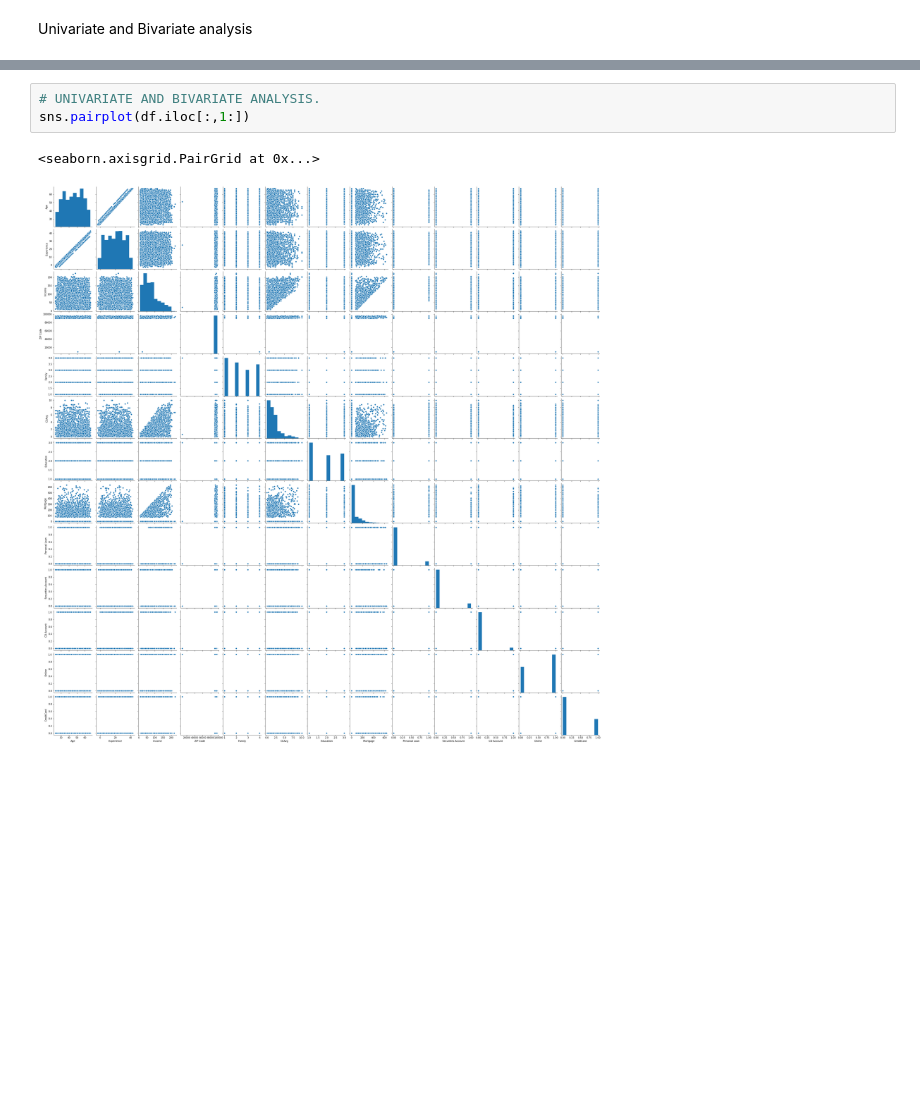
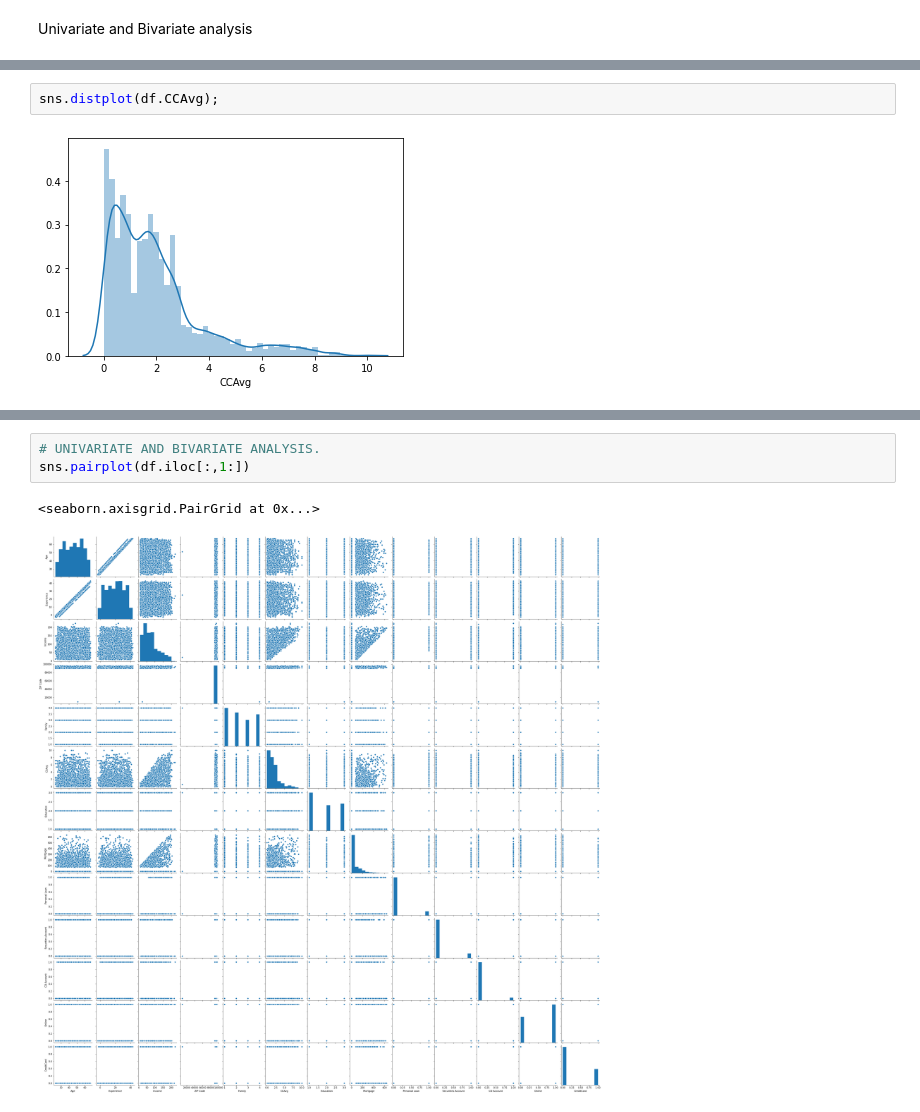
Before and after one commit to vikramgunjal02/Machine-Learning, a Jupyter notebook: internship_project.ipynb, the cells around one changed output, grey strips where cells are left out. Drawn from its saved outputs; the diff is of its cells as text; blank space fills up the shorter version.

```diff
--- a/internship_project.ipynb
+++ b/internship_project.ipynb
@@ -372,0 +428,4 @@ Name: Education, dtype: int64
+# %%
+sns.distplot(df.CCAvg);
+# %% [output]
+[figure, added]
```
Also changed, not shown: parts of 29 cells of this notebook.
